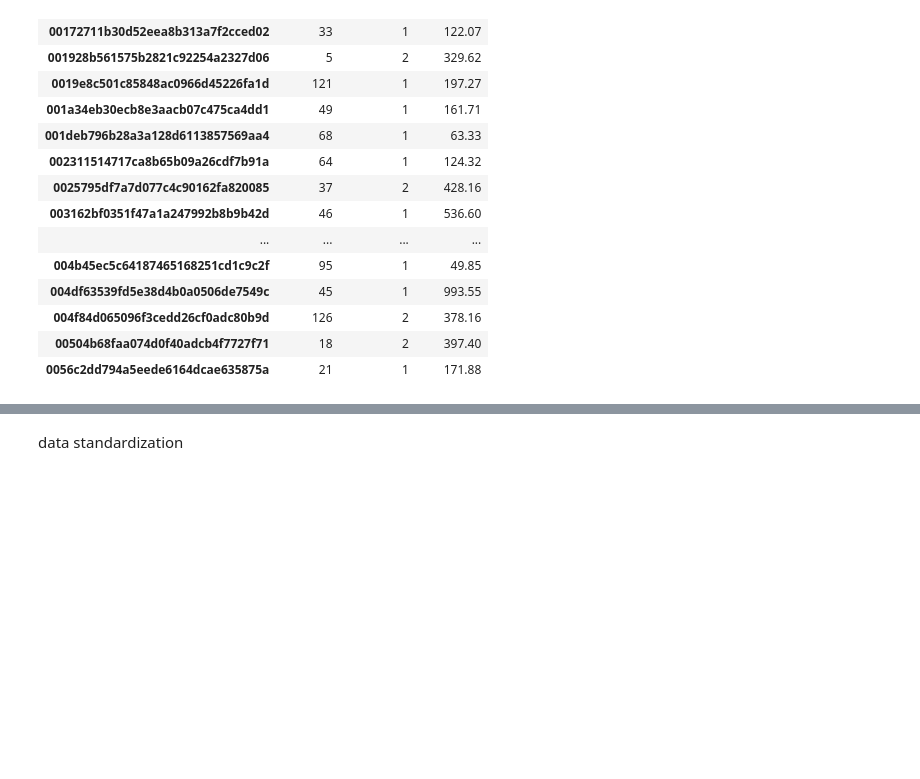
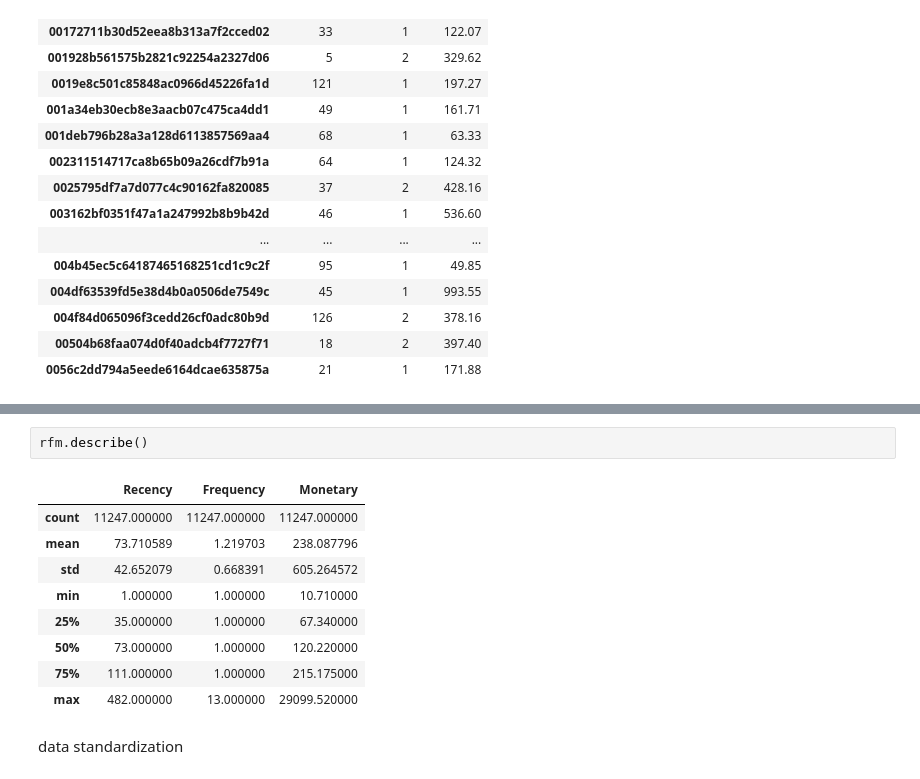
Before and after one commit to MatteoFerraresi/267161, a Jupyter notebook: main.ipynb, the cells around one changed output, grey strips where cells are left out. Drawn from its saved outputs; the diff is of its cells as text; blank space fills up the shorter version.

```diff
--- a/main.ipynb
+++ b/main.ipynb
@@ -496,3 +496,15 @@ Name: Recency, dtype: float64
+# %%
+rfm.describe()
+# %% [output]
+|  | Recency | Frequency | Monetary |
+| count | 11247.000000 | 11247.000000 | 11247.000000 |
+| mean | 73.710589 | 1.219703 | 238.087796 |
+| std | 42.652079 | 0.668391 | 605.264572 |
+| min | 1.000000 | 1.000000 | 10.710000 |
+| 25% | 35.000000 | 1.000000 | 67.340000 |
+| 50% | 73.000000 | 1.000000 | 120.220000 |
+| 75% | 111.000000 | 1.000000 | 215.175000 |
+| max | 482.000000 | 13.000000 | 29099.520000 |
 # %% [markdown]
 data standardization
 # %%
```
Also changed, not shown: parts of 23 cells of this notebook.
